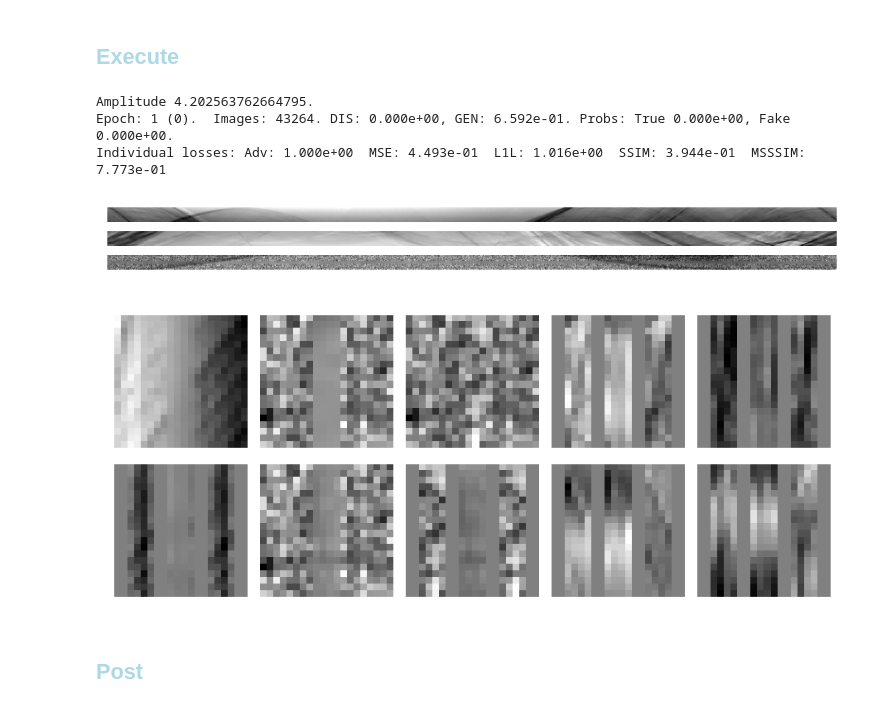
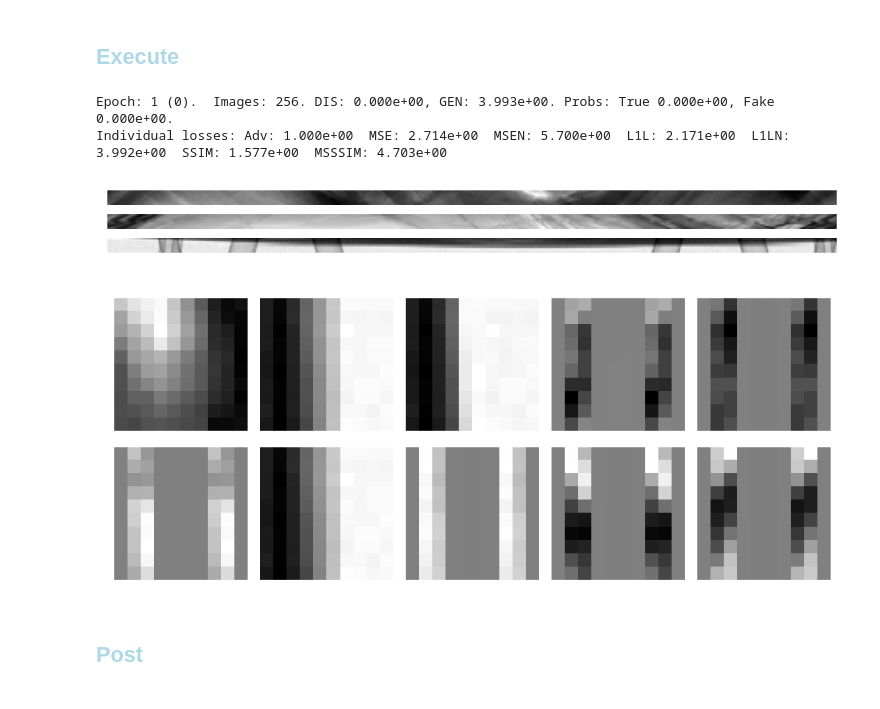
Before and after one commit to AustralianSynchrotron/sinogap, a Jupyter notebook: sinogap_bp0.ipynb, the cells around one changed output. Cells and saved outputs as stored; diff of their text form; code cells hidden in the pictures.

```diff
--- a/sinogap_bp0.ipynb
+++ b/sinogap_bp0.ipynb
@@ -34,14 +34,14 @@ sg.TCfg = sg.TCfgClass(
     ,nofEpochs = None
     ,latentDim = 64
     ,batchSize = 2**8
-    ,batchSplit = 2**1
+    ,batchSplit = 2**0
     ,labelSmoothFac = 0.1 # For Fake labels (or set to 0.0 for no smoothing).
     ,learningRateD = 1e-3
     ,learningRateG = 1e-3
     ,dataDir = '/dev/shm/sinogapData'
 )
 
-sg.DCfg = sg.DCfgClass(4)
+sg.DCfg = sg.DCfgClass(2)
 
 #os.environ["CTAS_MMAP_PATH"] = "/mnt/ssdData/"
 # %% [markdown]
@@ -305,9 +186,9 @@ Estimated Total Size (MB): 0.33
 ## <font style="color:lightblue">Norms</font>
 # %%
 sg.dataLoader = sg.createDataLoader(sg.trainSet, shuffle=True, num_workers=16)
-sg.testLoader = sg.createDataLoader(sg.testSet, shuffle=False, num_workers=16)
+sg.testLoader = sg.createDataLoader(sg.testSet, shuffle=False)
 
-#_ = sg.summarizeMe(sg.testLoader, True)
+_ = sg.summarizeMe(sg.testLoader, True)
 #_ = sg.summarizeMe(sg.testLoader, False)
 #_ = sg.summarizeMe(sg.dataLoader, True)
 #_ = sg.summarizeMe(sg.dataLoader, False)
@@ -317,16 +198,20 @@ sg.testLoader = sg.createDataLoader(sg.testSet, shuffle=False, num_workers=16)
 
 sg.metrices = {
     'Adv'    : sg.Metrics(sg.loss_Adv_Gen, 0.000e+00, 0),
-    'MSE'    : sg.Metrics(sg.loss_MSE,     1.570e+00, 1),
-    'L1L'    : sg.Metrics(sg.loss_L1L,     3.180e+01, 1),
-    'SSIM'   : sg.Metrics(sg.loss_SSIM,    2.039e-03, 1),
-    'MSSSIM' : sg.Metrics(sg.loss_MSSSIM,  6.126e-02, 1),
+    'MSE'    : sg.Metrics(sg.loss_MSE,     2.189e-01, 1),
+    'MSEN'   : sg.Metrics(sg.loss_MSEN,    1.684e+01, 0),
+    'L1L'    : sg.Metrics(sg.loss_L1L,     4.609e+00, 0),
+    'L1LN'   : sg.Metrics(sg.loss_L1LN,    4.524e+01, 0),
+    'SSIM'   : sg.Metrics(sg.loss_SSIM,    5.143e-04, 0),
+    'MSSSIM' : sg.Metrics(sg.loss_MSSSIM,  6.038e-06, 0),
 }
-
+#
 #sg.metricesTrain = {
 #    'Adv'    : sg.Metrics(sg.loss_Adv_Gen, 0.000e+00, 0),
-#    'MSE'    : sg.Metrics(sg.loss_MSE,     3.300e+00, 1),
-#    'L1L'    : sg.Metrics(sg.loss_L1L,     5.319e+01, 1),
-#    'SSIM'   : sg.Metrics(sg.loss_SSIM,    1.929e-03, 1),
-#    'MSSSIM' : sg.Metrics(sg.loss_MSSSIM,  4.757e-02, 1),
+#    'MSE'    : sg.Metrics(sg.loss_MSE,     5.836e-01, 1),
+#    'MSEN'   : sg.Metrics(sg.loss_MSEN,    9.134e+01, 1),
+#    'L1L'    : sg.Metrics(sg.loss_L1L,     9.741e+00, 1),
+#    'L1LN'   : sg.Metrics(sg.loss_L1LN,    1.727e+02, 1),
+#    'SSIM'   : sg.Metrics(sg.loss_SSIM,    8.716e-04, 1),
+#    'MSSSIM' : sg.Metrics(sg.loss_MSSSIM,  4.351e-02, 1),
 #}
@@ -374,45 +262,39 @@ sg.displayImages()
 # %%
 
 
 sg.scheduler_G.gamma = 1-0.01
 def my_beforeReport(sglocals) :
     message = ""
 
     #message += "G" + sg.adjustScheduler(sg.scheduler_G, sg.TCfg.learningRateG, 0.01)
     #sg.writer.add_scalars("Aux", {'LrnRate': sg.scheduler_G.get_last_lr()[0]/sg.TCfg.learningRateG}, sg.imer)
 
-    message += f"Amplitude {sg.generator.amplitude.item()}."
-    with open(f"message_{sg.TCfg.exec}.txt", 'a') as file:
-        file.write(message + "\n")
-    sg.writer.add_scalars("Aux", {'Amplitude': sg.generator.amplitude.item()}, sg.imer)
-
     #for metrics in ('L1L','SSIM','MSSSIM') :
     #    sg.metrices[metrics].weight = max(0, sg.metrices[metrics].weight - 0.005)
     #    message += f"{metrics} weight: {sg.metrices[metrics].weight}. "
     #    sg.writer.add_scalars("Aux", {metrics: sg.metrices[metrics].weight}, sg.imer)
 
     print(message)
     return
-sg.beforeReport = my_beforeReport
+#sg.beforeReport = my_beforeReport
 
 
 try :
     sg.train(savedCheckPoint)
 except :
     #del sg.dataLoader
     #del sg.testLoader
     sg.freeGPUmem()
     1/10 # to release Jupyuter memory in the next step
     sg.epoch -= 1
     raise
 
-# norm, BS=2**8, LR=1e-3
+# norm, BS=2**8, LR=1e-4, all grad
 # %% [output]
-Amplitude 4.202563762664795.
-Epoch: 1 (0).  Images: 43264. DIS: 0.000e+00, GEN: 6.592e-01. Probs: True 0.000e+00, Fake 0.000e+00.
-Individual losses: Adv: 1.000e+00  MSE: 4.493e-01  L1L: 1.016e+00  SSIM: 3.944e-01  MSSSIM: 7.773e-01
+Epoch: 1 (0).  Images: 256. DIS: 0.000e+00, GEN: 3.993e+00. Probs: True 0.000e+00, Fake 0.000e+00.
+Individual losses: Adv: 1.000e+00  MSE: 2.714e+00  MSEN: 5.700e+00  L1L: 2.171e+00  L1LN: 3.992e+00  SSIM: 1.577e+00  MSSSIM: 4.703e+00
-[figure, old version]
+[figure, new version]
-[figure, old version]
+[figure, new version]
 # %% [markdown]
 ## <font style="color:lightblue">Post</font>
 # %%
```
Also changed, not shown: parts of 9 cells of this notebook, 4 other files.
